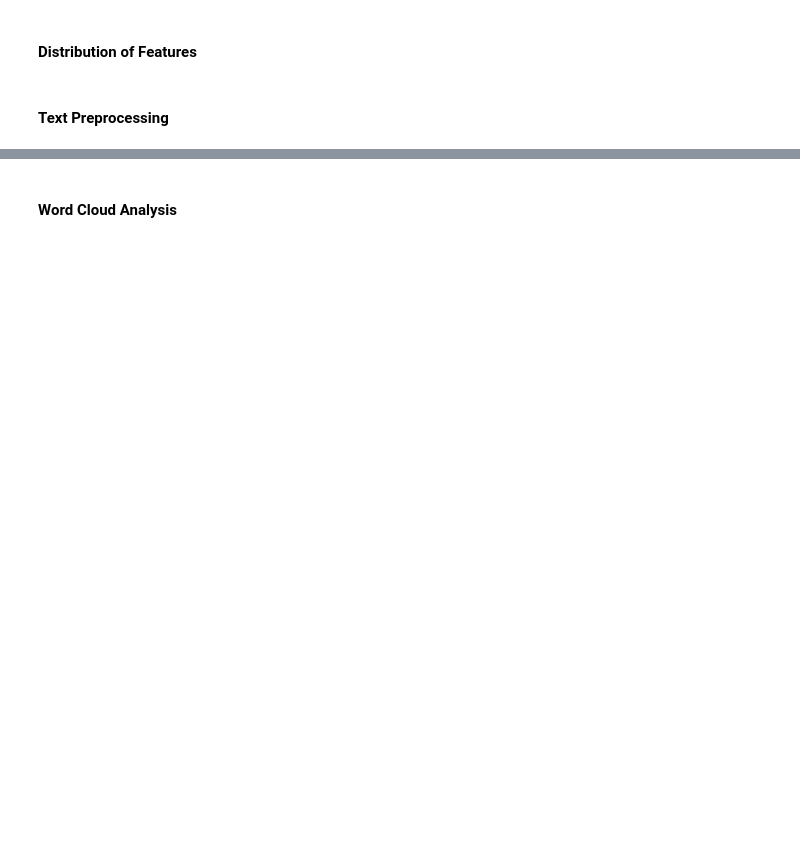
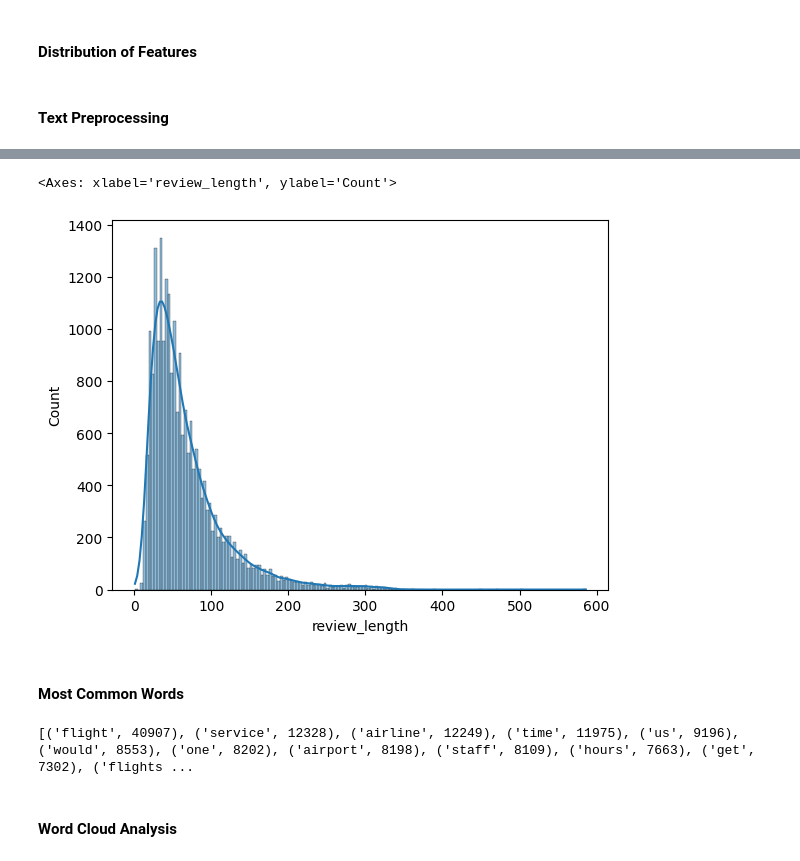
Before and after one commit to hyinki/mla, a Jupyter notebook: project.ipynb, the cells around one changed output, grey strips where cells are left out. Saved outputs shown, nothing was run; the diff lists cells and outputs as text; code cells hidden in the pictures; blank space fills up the shorter version.

```diff
--- a/project.ipynb
+++ b/project.ipynb
@@ -261,3 +307,21 @@ Name: Cleaned_Review, dtype: object
+# %%
+import seaborn as sns
+sns.histplot(df_cleaned['review_length'], kde=True)
+# %% [output]
+<Axes: xlabel='review_length', ylabel='Count'>
+[figure, added]
+# %% [markdown]
+#### Most Common Words
+# %%
+from collections import Counter
+
+all_words = ' '.join([text for text in df_cleaned['Cleaned_Review']])
+word_counts = Counter(all_words.split())
+common_words = word_counts.most_common(20)
+
+print(common_words)
+# %% [output]
+[('flight', 40907), ('service', 12328), ('airline', 12249), ('time', 11975), ('us', 9196), ('would', 8553), ('one', 8202), ('airport', 8198), ('staff', 8109), ('hours', 7663), ('get', 7302), ('flights ...
 # %% [markdown]
 #### Word Cloud Analysis
 # %%
```
Also changed, not shown: parts of 10 cells of this notebook.
